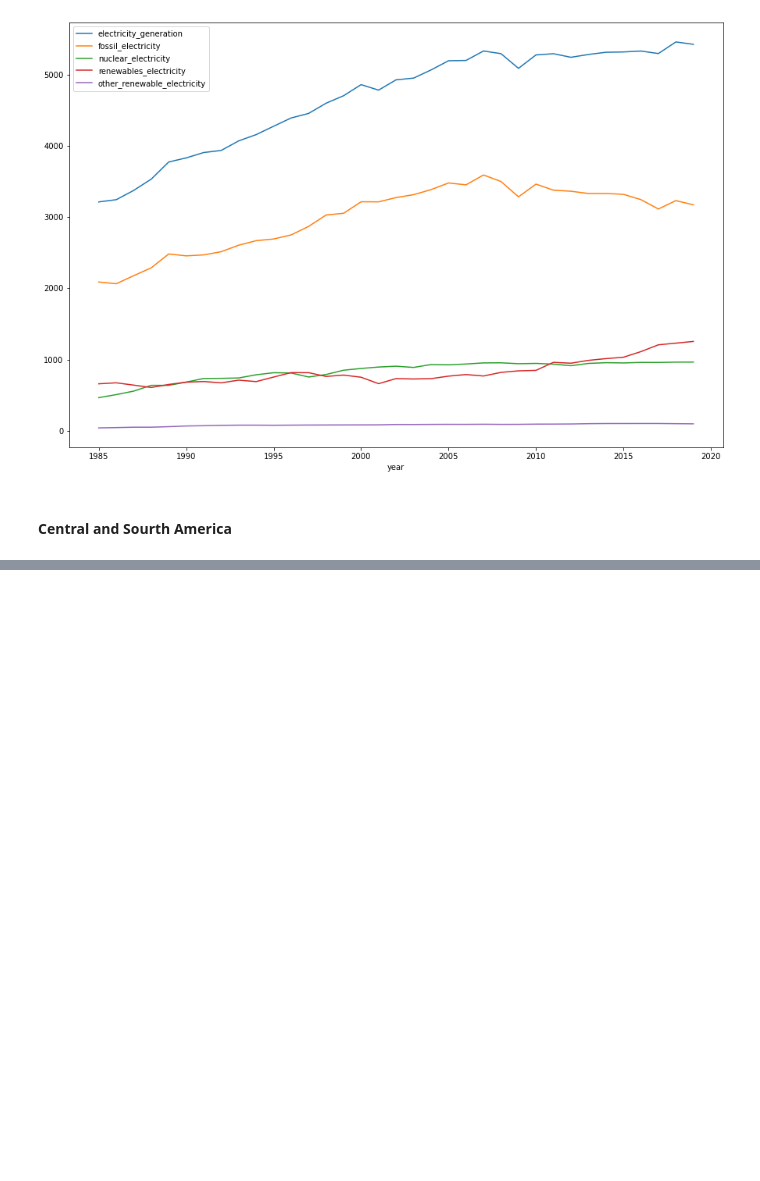
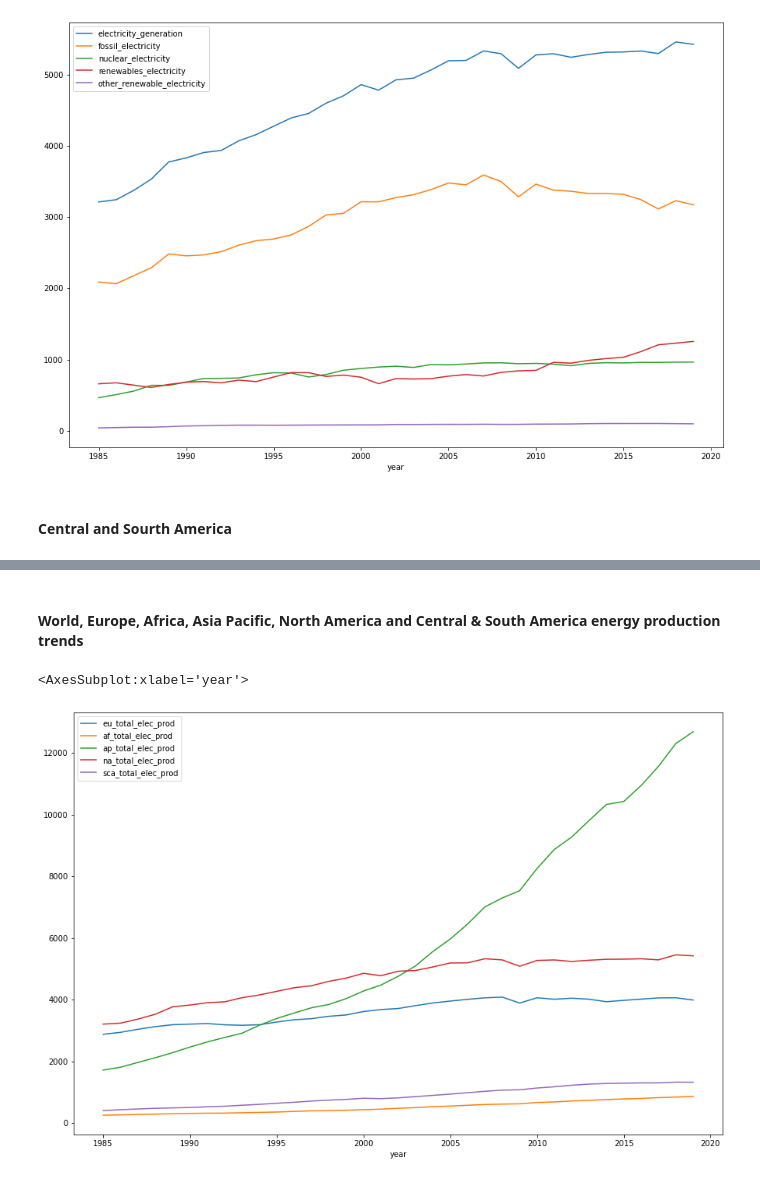
Before and after one commit to cedricjansen/BIS3066E-big-data-management, a Jupyter notebook: archive/Untitled.ipynb, the cells around one changed output, grey strips where cells are left out. Drawn from its saved outputs; the diff is of its cells as text; code cells hidden in the pictures; blank space fills up the shorter version.

```diff
--- a/archive/Untitled.ipynb
+++ b/archive/Untitled.ipynb
@@ -575,6 +592,8 @@ df_53.plot.line(x='year', y=[ 'electricity_generation', 'fossil_electricity', 'n
 # Africa
 df_53 = wdf
 df_53 = df_53[df_53['country'] == 'Africa']
+df_53_af = df_53[['year','country','electricity_generation']];
+df_53_af.reset_index(drop=True, inplace=True)
 # remove year 2020 - empty
 df_53 = df_53[df_53['year'] != '2020']
 df_53.plot.line(x='year', y=[ 'electricity_generation', 'fossil_electricity', 'nuclear_electricity','renewables_electricity', 'other_renewable_electricity'], figsize=(15,10))
@@ -587,6 +606,8 @@ df_53.plot.line(x='year', y=[ 'electricity_generation', 'fossil_electricity', 'n
 # Asia Pacific
 df_53 = wdf
 df_53 = df_53[df_53['country'] == 'Asia Pacific']
+df_53_ap = df_53[['year','country','electricity_generation']];
+df_53_ap.reset_index(drop=True, inplace=True)
 # remove year 2020 - empty
 df_53 = df_53[df_53['year'] != '2020']
 df_53.plot.line(x='year', y=[ 'electricity_generation', 'fossil_electricity', 'nuclear_electricity','renewables_electricity', 'other_renewable_electricity'], figsize=(15,10))
@@ -599,6 +620,8 @@ df_53.plot.line(x='year', y=[ 'electricity_generation', 'fossil_electricity', 'n
 # North America
 df_53 = wdf
 df_53 = df_53[df_53['country'] == 'North America']
+df_53_na = df_53[['year', 'country','electricity_generation']];
+df_53_na.reset_index(drop=True, inplace=True)
 # remove year 2020 - empty
 df_53 = df_53[df_53['year'] != '2020']
 df_53.plot.line(x='year', y=[ 'electricity_generation', 'fossil_electricity', 'nuclear_electricity','renewables_electricity', 'other_renewable_electricity'], figsize=(15,10))
@@ -616,0 +645,12 @@ df_53.plot.line(x='year', y=[ 'electricity_generation', 'fossil_electricity', 'n
+# %% [markdown]
+#### World, Europe, Africa, Asia Pacific, North America and Central & South America energy production trends
+# %%
+continent_data_consolidated = [df_53_eu['year'], df_53_eu['electricity_generation'], df_53_af['electricity_generation'],df_53_ap['electricity_generation'],
+              df_53_na['electricity_generation'], df_53_sca['electricity_generation']]
+headers = ['year','eu_total_elec_prod', 'af_total_elec_prod', 'ap_total_elec_prod', 'na_total_elec_prod', 'sca_total_elec_prod']
+
+df_53_continent_total_elec_prod = pd.concat(continent_data_consolidated, axis=1, keys=headers)
+df_53_continent_total_elec_prod.plot.line(x='year', figsize=(15,10))
+# %% [output]
+<AxesSubplot:xlabel='year'>
+[figure, added]
```
Also changed, not shown: parts of 8 cells of this notebook, 1 other file.
